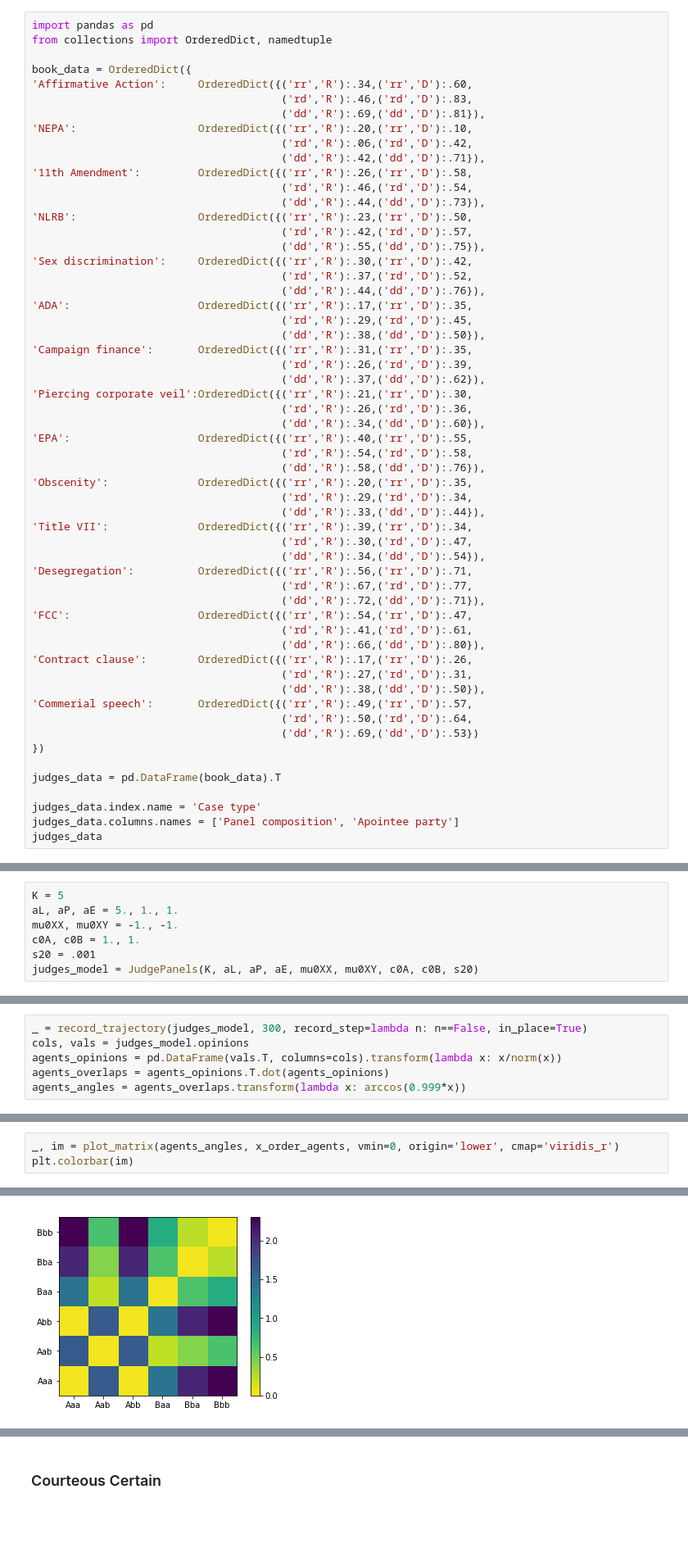
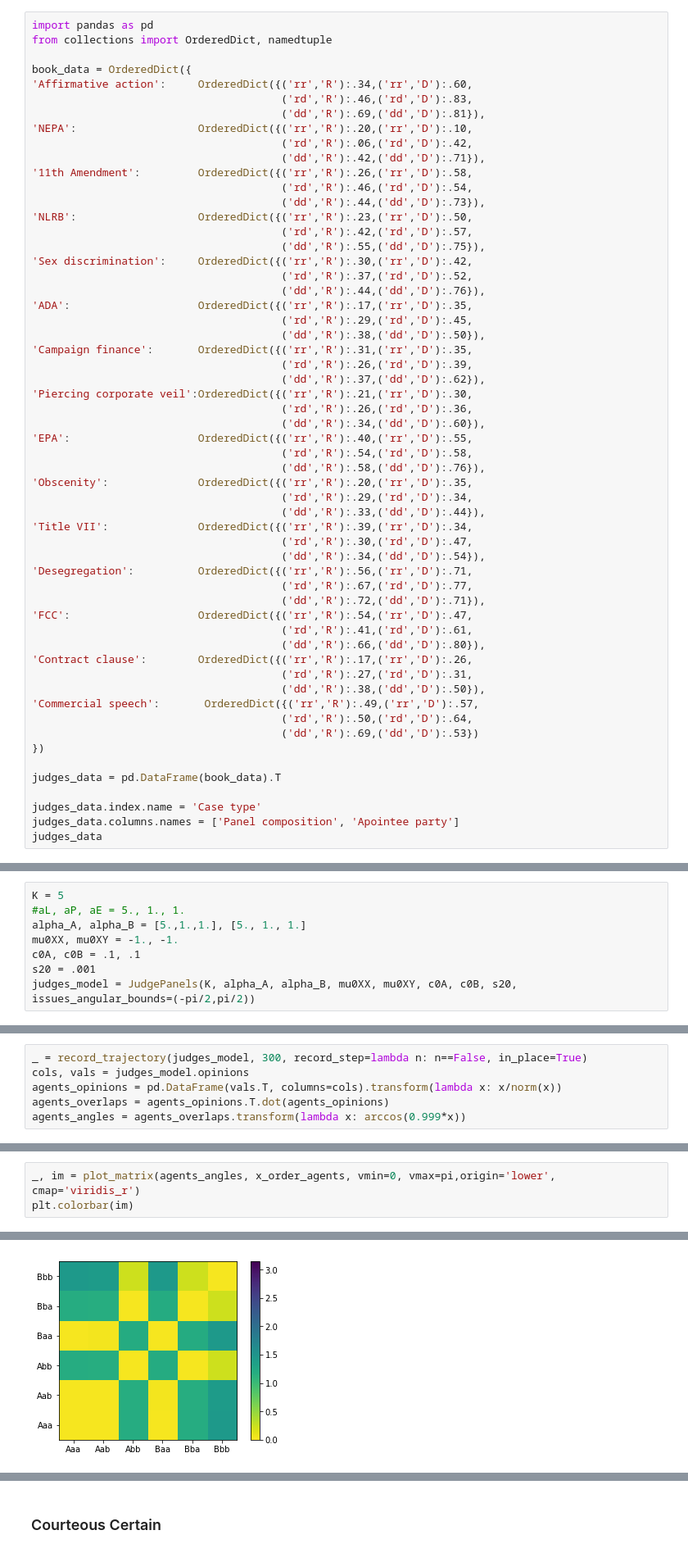
Before and after one commit to flipgthb/agent_models, a Jupyter notebook: judeges-model-and-data-analysis.ipynb, the cells around one changed output, grey strips where cells are left out. Shown at 82% size. Cells and saved outputs as stored; diff of their text form; blank space fills up the shorter version.

```diff
--- a/judeges-model-and-data-analysis.ipynb
+++ b/judeges-model-and-data-analysis.ipynb
@@ -17,7 +17,7 @@ import pandas as pd
 from collections import OrderedDict, namedtuple
 
 book_data = OrderedDict({
-'Affirmative Action':     OrderedDict({('rr','R'):.34,('rr','D'):.60,
+'Affirmative action':     OrderedDict({('rr','R'):.34,('rr','D'):.60,
                                        ('rd','R'):.46,('rd','D'):.83,
                                        ('dd','R'):.69,('dd','D'):.81}),
 'NEPA':                   OrderedDict({('rr','R'):.20,('rr','D'):.10,
@@ -59,7 +59,7 @@ book_data = OrderedDict({
 'Contract clause':        OrderedDict({('rr','R'):.17,('rr','D'):.26,
                                        ('rd','R'):.27,('rd','D'):.31,
                                        ('dd','R'):.38,('dd','D'):.50}),
-'Commerial speech':       OrderedDict({('rr','R'):.49,('rr','D'):.57,
+'Commercial speech':       OrderedDict({('rr','R'):.49,('rr','D'):.57,
                                        ('rd','R'):.50,('rd','D'):.64,
                                        ('dd','R'):.69,('dd','D'):.53})
 })
@@ -450,11 +579,12 @@ class JudgePanels(HEODAgentSociety):
 Just to test out the model, lets do a simple dummy simulation and look for the respctive plots we did above
 # %%
 K = 5
-aL, aP, aE = 5., 1., 1.
+#aL, aP, aE = 5., 1., 1.
+alpha_A, alpha_B = [5.,1.,1.], [5., 1., 1.]
 mu0XX, mu0XY = -1., -1.
-c0A, c0B = 1., 1.
+c0A, c0B = .1, .1
 s20 = .001
-judges_model = JudgePanels(K, aL, aP, aE, mu0XX, mu0XY, c0A, c0B, s20)
+judges_model = JudgePanels(K, alpha_A, alpha_B, mu0XX, mu0XY, c0A, c0B, s20, issues_angular_bounds=(-pi/2,pi/2))
 # %%
 cols, vals = judges_model.opinions
 initial_opinions = pd.DataFrame(vals.T, columns=cols).transform(lambda x: x/norm(x))
@@ -491,9 +621,9 @@ _ = plot_angle_pairs(agents_angles, x_order_agents,
 # %%
-_, im = plot_matrix(agents_angles, x_order_agents, vmin=0, origin='lower', cmap='viridis_r')
+_, im = plot_matrix(agents_angles, x_order_agents, vmin=0, vmax=pi,origin='lower', cmap='viridis_r')
 plt.colorbar(im)
 # %% [output]
 <matplotlib.colorbar.Colorbar at 0x...>
-[figure, old version]
+[figure, new version]
 # %%
 judges_model.log_book[:5]
 # %% [output]
```
Also changed, not shown: parts of 16 cells of this notebook, 2 other files.
